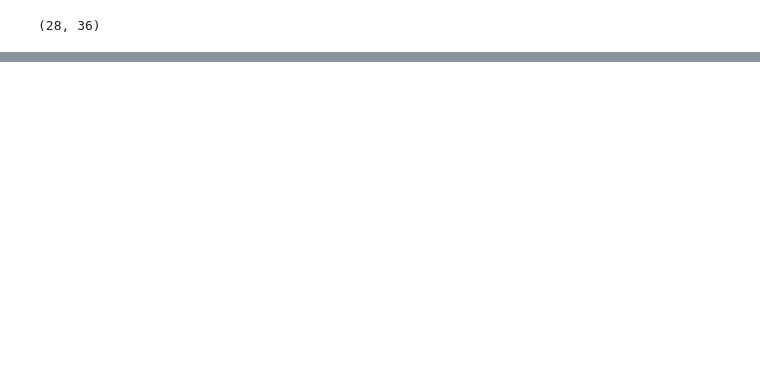
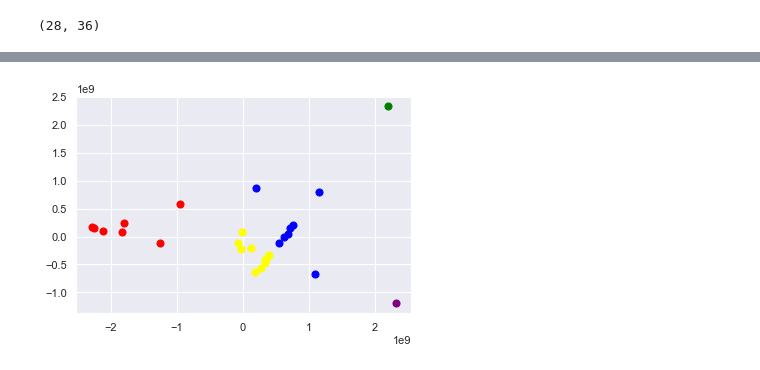
Before and after one commit to roddysilv/CasasInteligentes, a Jupyter notebook: tsfel_agglomerative.ipynb, the cells around one changed output, grey strips where cells are left out. Cells and saved outputs as stored; diff of their text form; code cells hidden in the pictures; blank space fills up the shorter version.

```diff
--- a/tsfel_agglomerative.ipynb
+++ b/tsfel_agglomerative.ipynb
@@ -216,0 +451,4 @@ plt.show()
+# %%
+model = AgglomerativeClustering(n_clusters=5, affinity='euclidean', linkage='ward')
+model.fit(T)
+labels = model.labels_
@@ -216,0 +459,9 @@ plt.show()
+# %%
+plt.scatter(T[labels==0, 0], T[labels==0, 1], s=50, marker='o', color='red')
+plt.scatter(T[labels==1, 0], T[labels==1, 1], s=50, marker='o', color='blue')
+plt.scatter(T[labels==2, 0], T[labels==2, 1], s=50, marker='o', color='green')
+plt.scatter(T[labels==3, 0], T[labels==3, 1], s=50, marker='o', color='purple')
+plt.scatter(T[labels==4, 0], T[labels==4, 1], s=50, marker='o', color='yellow')
+plt.show()
+# %% [output]
+[figure, added]
```
Also changed, not shown: parts of 60 cells of this notebook.
